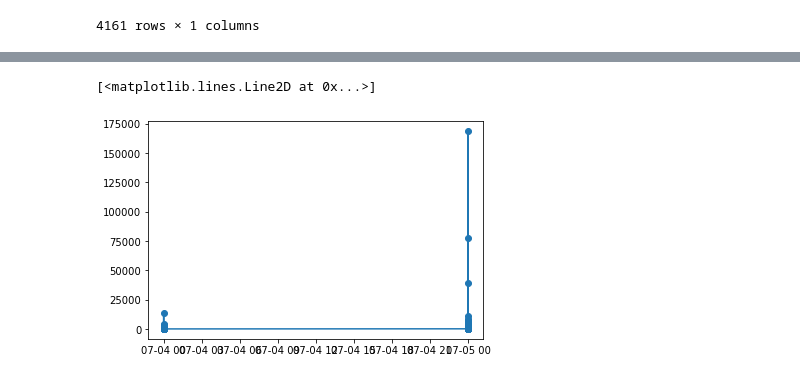
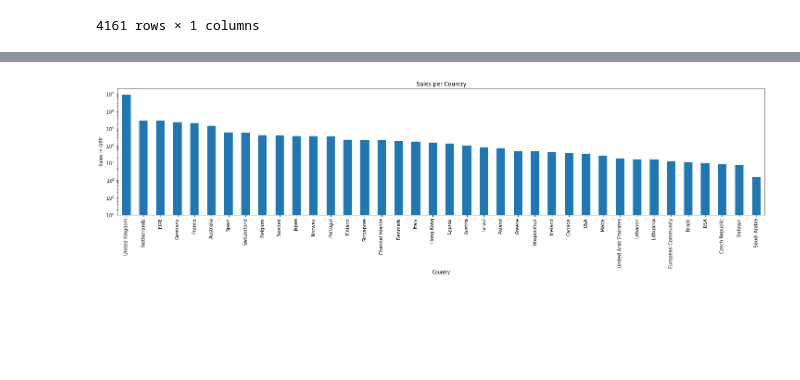
Before and after one commit to mwirigikainyu/Retail-Store-Orders-EDA, a Jupyter notebook: Online_Retail_EDA.ipynb, the cells around one changed output, grey strips where cells are left out. Saved outputs shown, nothing was run; the diff lists cells and outputs as text; code cells hidden in the pictures; blank space fills up the shorter version.

```diff
--- a/Online_Retail_EDA.ipynb
+++ b/Online_Retail_EDA.ipynb
@@ -261,9 +261,11 @@ orders.head()
 - 🔎 **Analyze**: Are order sizes from countries outside the United Kingdom significantly larger than orders from inside the United Kingdom?
 # %%
 # Create Year, Month and Day columns from datetime InvoiceDate column
-orders['Year']= orders['InvoiceDate'].dt.year
-orders['Month']= orders['InvoiceDate'].dt.month
-orders['WeekofYear'] = orders['InvoiceDate'].dt.isocalendar().week
+orders['Year'] = orders['InvoiceDate'].dt.year
+orders['Month'] = orders['InvoiceDate'].dt.month
+orders['Week'] = orders['InvoiceDate'].dt.weekday
+orders['Date'] = orders['InvoiceDate'].dt.time
+orders['Hour'] = orders['InvoiceDate'].dt.hour
 # %%
 # Create a column highlighting whether an order was completed or cancelled
 orders['OrderStatus'] = orders['Quantity'].apply(lambda s:'Cancelled' if s < 0 else 'Purchased')
@@ -368,5 +324,6 @@ sns.lineplot(x='Year', y='TotalPrice',data = uk)
-# %%
-plt.plot_date(uk.Year, uk.TotalPrice, linestyle='solid')
-# %% [output]
-[<matplotlib.lines.Line2D at 0x...>]
-[figure, removed]
+# %%
+profits = purchased.groupby(by='Country')[['Quantity', 'TotalPrice']].agg('sum').sort_values(by='TotalPrice', ascending=False)
+profits['TotalPrice'].plot(kind='bar', log=True, figsize=(25,5), title='Sales per Country', ylabel='Sales in GBP')
+plt.show()
+# %% [output]
+[figure, added]
```
Also changed, not shown: parts of 19 cells of this notebook.
